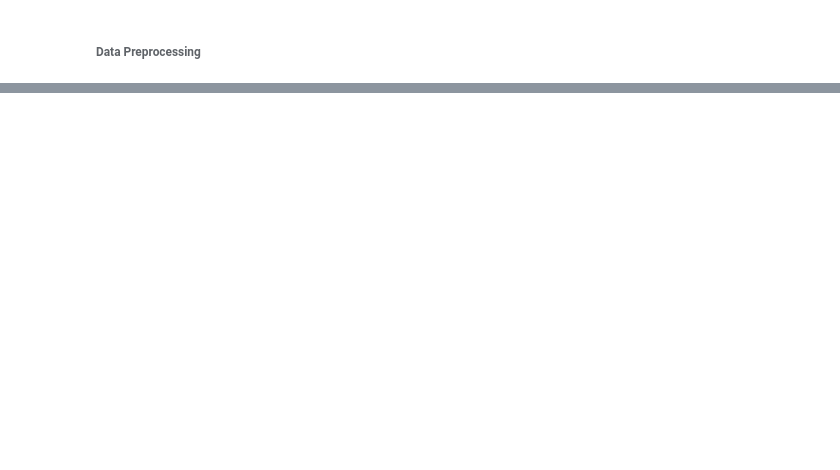
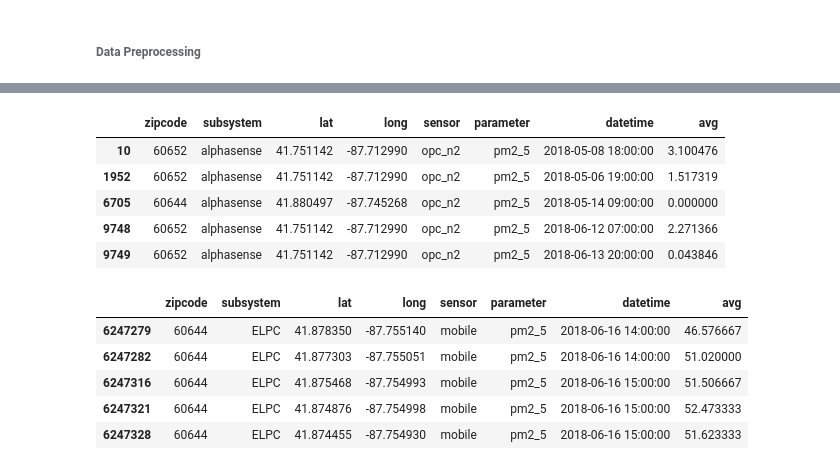
Before and after one commit to joshmattingly/CSE6242GroupProject, a Jupyter notebook: XGBoost Test.ipynb, the cells around one changed output, grey strips where cells are left out. Saved outputs shown, nothing was run; the diff lists cells and outputs as text; code cells hidden in the pictures; blank space fills up the shorter version.

```diff
--- a/XGBoost Test.ipynb
+++ b/XGBoost Test.ipynb
@@ -58,2 +36,16 @@ dataset_enc = pd.get_dummies(dataset, drop_first = True)
 # %%
 # create training and test sets
+display(dataset[dataset['parameter'] == 'pm2_5'].head(), dataset[dataset['parameter'] == 'pm2_5'].tail())
+# %% [output]
+|  | zipcode | subsystem | lat | long | sensor | parameter | datetime | avg |
+| 10 | 60652 | alphasense | 41.751142 | -87.712990 | opc_n2 | pm2_5 | 2018-05-08 18:00:00 | 3.100476 |
+| 1952 | 60652 | alphasense | 41.751142 | -87.712990 | opc_n2 | pm2_5 | 2018-05-06 19:00:00 | 1.517319 |
+| 6705 | 60644 | alphasense | 41.880497 | -87.745268 | opc_n2 | pm2_5 | 2018-05-14 09:00:00 | 0.000000 |
+| 9748 | 60652 | alphasense | 41.751142 | -87.712990 | opc_n2 | pm2_5 | 2018-06-12 07:00:00 | 2.271366 |
+| 9749 | 60652 | alphasense | 41.751142 | -87.712990 | opc_n2 | pm2_5 | 2018-06-13 20:00:00 | 0.043846 |
+|  | zipcode | subsystem | lat | long | sensor | parameter | datetime | avg |
+| 6247279 | 60644 | ELPC | 41.878350 | -87.755140 | mobile | pm2_5 | 2018-06-16 14:00:00 | 46.576667 |
+| 6247282 | 60644 | ELPC | 41.877303 | -87.755051 | mobile | pm2_5 | 2018-06-16 14:00:00 | 51.020000 |
+| 6247316 | 60644 | ELPC | 41.875468 | -87.754993 | mobile | pm2_5 | 2018-06-16 15:00:00 | 51.506667 |
+| 6247321 | 60644 | ELPC | 41.874876 | -87.754998 | mobile | pm2_5 | 2018-06-16 15:00:00 | 52.473333 |
+| 6247328 | 60644 | ELPC | 41.874455 | -87.754930 | mobile | pm2_5 | 2018-06-16 15:00:00 | 51.623333 |
```
Also changed, not shown: parts of 8 cells of this notebook, 2 other files.
